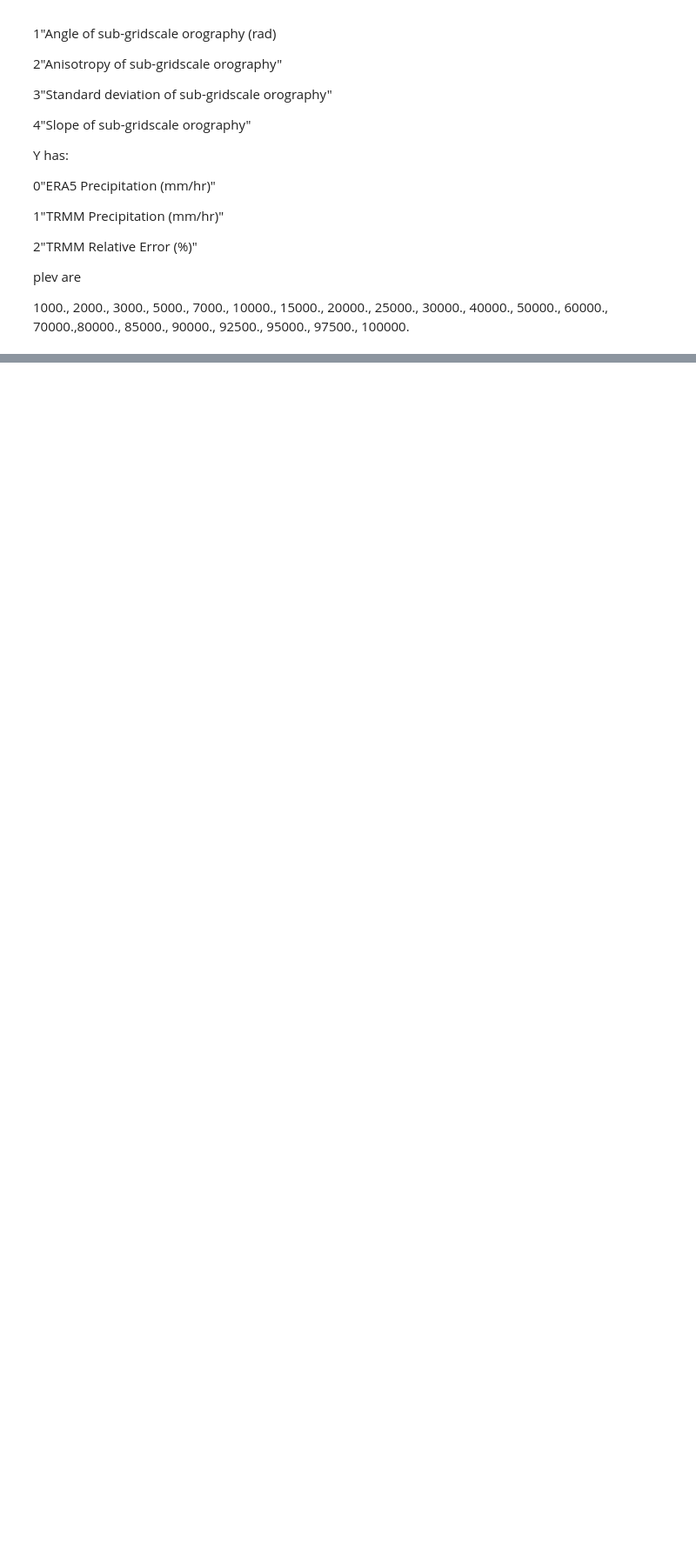
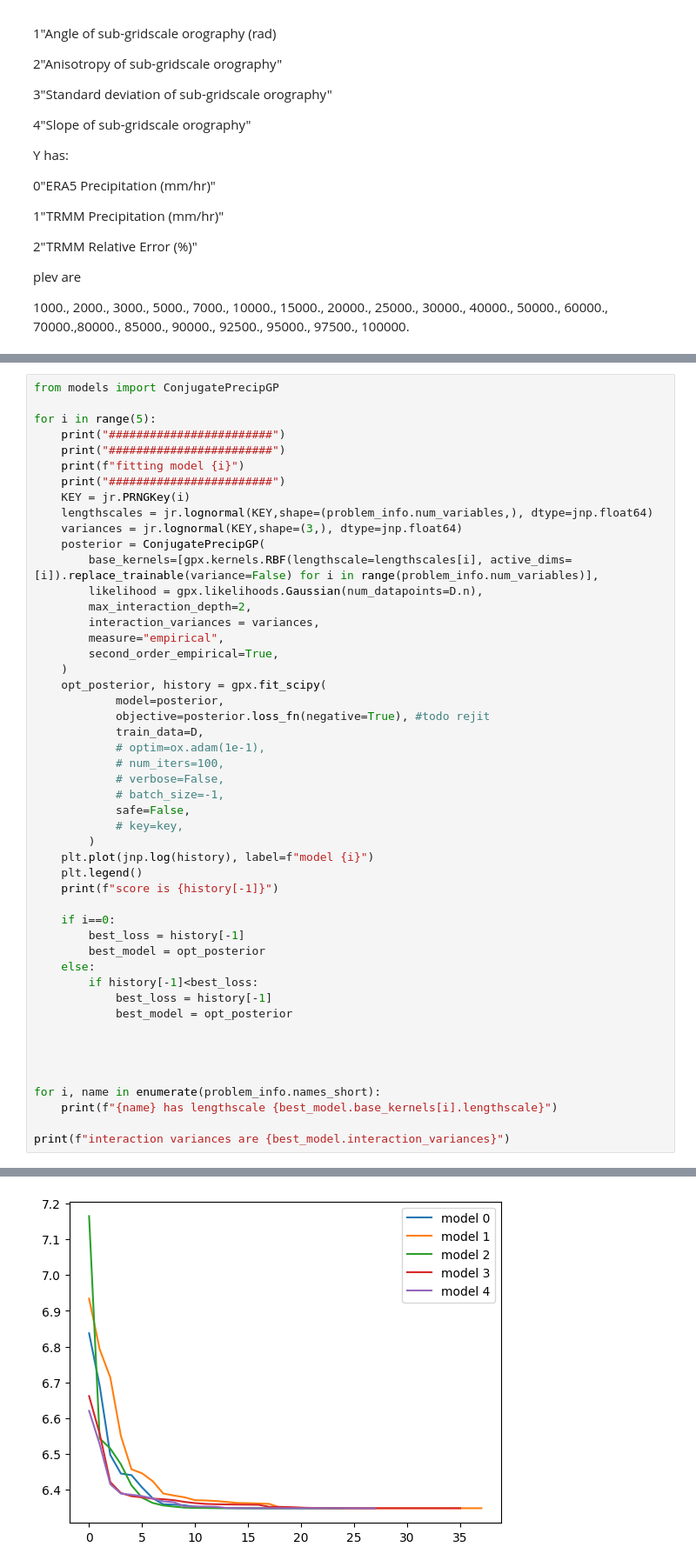
Before and after one commit to JaxGaussianProcesses/GPJax, a Jupyter notebook: run.ipynb, the cells around one changed output, grey strips where cells are left out. Shown at 87% size. Cells and saved outputs as stored; diff of their text form; blank space fills up the shorter version.

```diff
--- a/run.ipynb
+++ b/run.ipynb
@@ -288,0 +292,50 @@ plot_params(problem_info, opt_initial_posterior,D)
+# %%
+from models import ConjugatePrecipGP
+
+for i in range(5):
+    print("########################")
+    print("########################")
+    print(f"fitting model {i}")
+    print("########################")
+    KEY = jr.PRNGKey(i)
+    lengthscales = jr.lognormal(KEY,shape=(problem_info.num_variables,), dtype=jnp.float64)
+    variances = jr.lognormal(KEY,shape=(3,), dtype=jnp.float64)
+    posterior = ConjugatePrecipGP(
+        base_kernels=[gpx.kernels.RBF(lengthscale=lengthscales[i], active_dims=[i]).replace_trainable(variance=False) for i in range(problem_info.num_variables)],
+        likelihood = gpx.likelihoods.Gaussian(num_datapoints=D.n),
+        max_interaction_depth=2,
+        interaction_variances = variances,
+        measure="empirical",
+        second_order_empirical=True,
+    )
+    opt_posterior, history = gpx.fit_scipy(
+            model=posterior,
+            objective=posterior.loss_fn(negative=True), #todo rejit
+            train_data=D,
+            # optim=ox.adam(1e-1),
+            # num_iters=100,
+            # verbose=False,
+            # batch_size=-1,
+            safe=False,
+            # key=key,
+        )
+    plt.plot(jnp.log(history), label=f"model {i}")
+    plt.legend()
+    print(f"score is {history[-1]}")
+
+    if i==0:
+        best_loss = history[-1]
+        best_model = opt_posterior
+    else:
+        if history[-1]<best_loss:
+            best_loss = history[-1]
+            best_model = opt_posterior
+
+
+
+
+for i, name in enumerate(problem_info.names_short):
+    print(f"{name} has lengthscale {best_model.base_kernels[i].lengthscale}")
+
+print(f"interaction variances are {best_model.interaction_variances}")
+# %% [output]
@@ -288,0 +359 @@ plot_params(problem_info, opt_initial_posterior,D)
+[figure, added]
```
Also changed, not shown: parts of 7 cells of this notebook, 3 other files.
